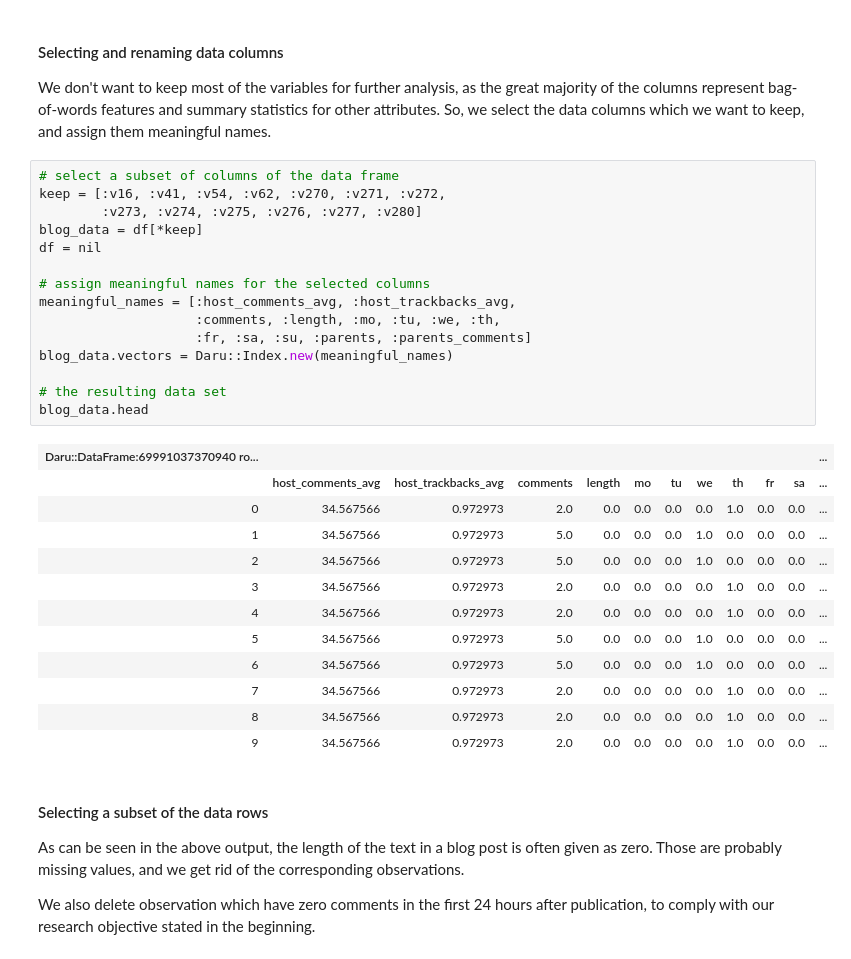
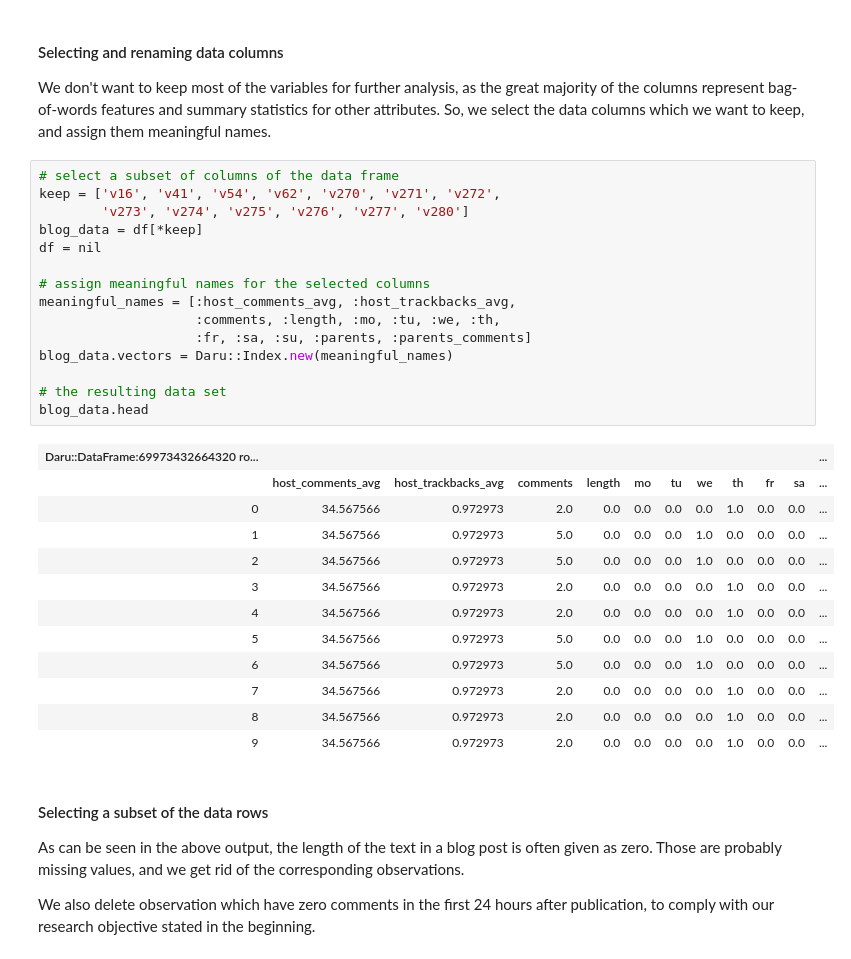
Before and after one commit to agisga/mixed_models, a Jupyter notebook: notebooks/blog_data.ipynb, the cells around one changed output. Saved outputs shown, nothing was run; the diff lists cells and outputs as text.

Commit message:
adapts the blog data IRuby notebook for use of daru 0.1.1

```diff
--- a/notebooks/blog_data.ipynb
+++ b/notebooks/blog_data.ipynb
@@ -51,21 +51,21 @@ We don't want to keep most of the variables for further analysis, as the great m
 So, we select the data columns which we want to keep, and assign them meaningful names.
 # %%
 # select a subset of columns of the data frame
-keep = [:v16, :v41, :v54, :v62, :v270, :v271, :v272,
-        :v273, :v274, :v275, :v276, :v277, :v280]
+keep = ['v16', 'v41', 'v54', 'v62', 'v270', 'v271', 'v272',
+        'v273', 'v274', 'v275', 'v276', 'v277', 'v280']
 blog_data = df[*keep]
 df = nil
 
 # assign meaningful names for the selected columns
 meaningful_names = [:host_comments_avg, :host_trackbacks_avg,
                     :comments, :length, :mo, :tu, :we, :th,
                     :fr, :sa, :su, :parents, :parents_comments]
 blog_data.vectors = Daru::Index.new(meaningful_names)
 
 # the resulting data set
 blog_data.head
 # %% [output]
-| Daru::DataFrame:69991037370940 ro... |  |  |  |  |  |  |  |  |  |  | ... |
+| Daru::DataFrame:69973432664320 ro... |  |  |  |  |  |  |  |  |  |  | ... |
 |  | host_comments_avg | host_trackbacks_avg | comments | length | mo | tu | we | th | fr | sa | ... |
 | 0 | 34.567566 | 0.972973 | 2.0 | 0.0 | 0.0 | 0.0 | 0.0 | 1.0 | 0.0 | 0.0 | ... |
 | 1 | 34.567566 | 0.972973 | 5.0 | 0.0 | 0.0 | 0.0 | 1.0 | 0.0 | 0.0 | 0.0 | ... |
```
Also changed, not shown: parts of 12 cells of this notebook.
